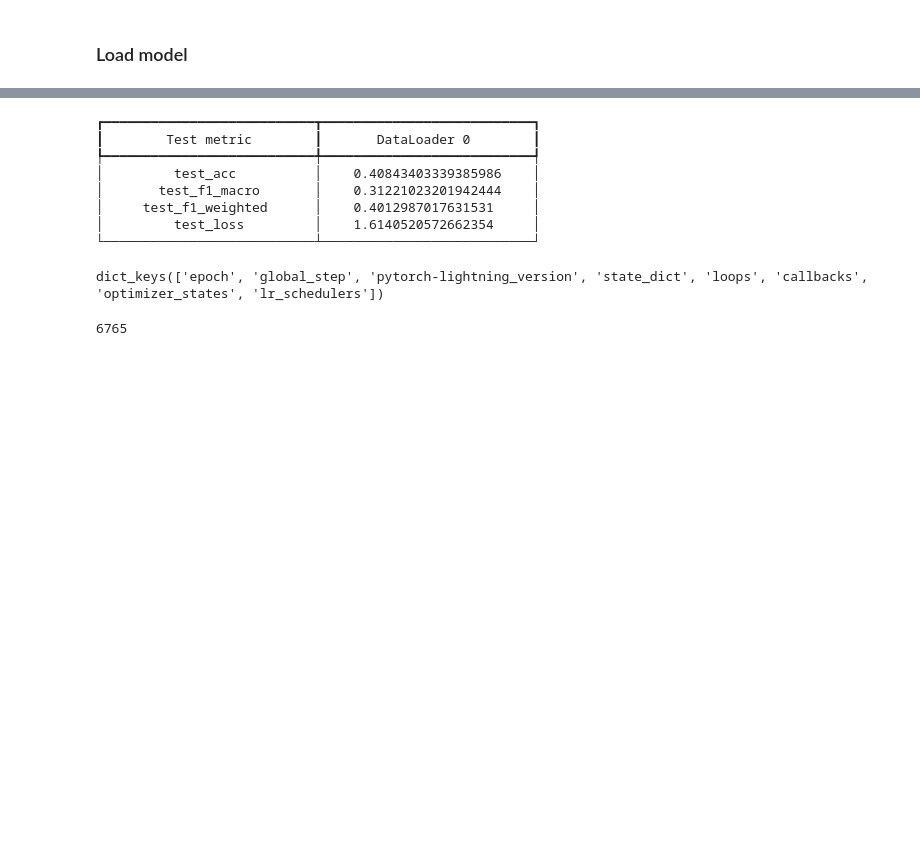
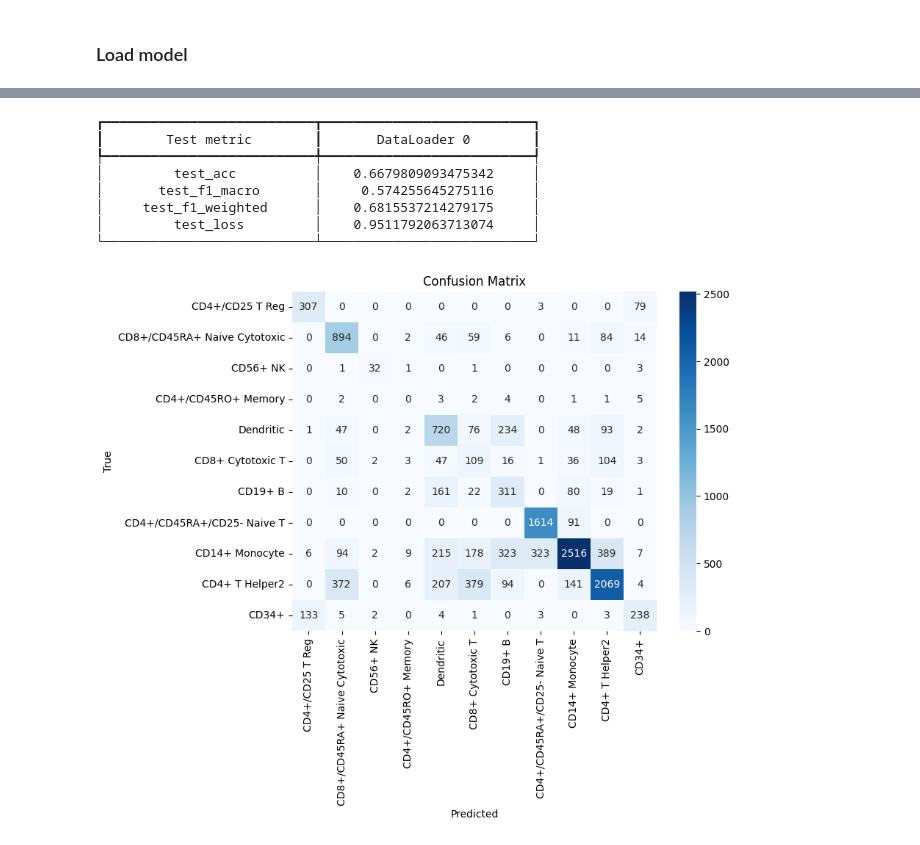
Before and after one commit to gonzaiq/cell-classifier, a Jupyter notebook: eval_models.ipynb, the cells around one changed output, grey strips where cells are left out. Cells and saved outputs as stored; diff of their text form; code cells hidden in the pictures; blank space fills up the shorter version.

```diff
--- a/eval_models.ipynb
+++ b/eval_models.ipynb
@@ -103,21 +103,22 @@ args_normalization = {
 }
 
 num_expression_levels = 50
-embed_dim = 512
+embed_dim = 200
 num_transformer_layers = 1
 num_transformer_heads = 8
 use_custom_attention = True
 # %%
 test_dataset = CustomDataset(
     data_pth,
-    "train",
+    "test",
     args_normalization,
-    #genes_to_keep=genes_to_keep,
-    #mean_per_gene=mean_per_gene,
-    #std_per_gene=std_per_gene,
+    genes_to_keep=genes_to_keep,
+    mean_per_gene=mean_per_gene,
+    std_per_gene=std_per_gene,
     max_value=6,
     num_bins=num_expression_levels,
-    keep_ratio=0.1
+    keep_ratio=1.0,
+    use_precomputed_stats_and_features=True
     )
 
 test_dataloader = DataLoader(test_dataset, batch_size=128, shuffle=False, num_workers=4)
@@ -182,8 +177,8 @@ test_result = trainer.test(model=trainer_module, dataloaders=test_dataloader)
 ┏━━━━━━━━━━━━━━━━━━━━━━━━━━━┳━━━━━━━━━━━━━━━━━━━━━━━━━━━┓
 ┃        Test metric        ┃       DataLoader 0        ┃
 ┡━━━━━━━━━━━━━━━━━━━━━━━━━━━╇━━━━━━━━━━━━━━━━━━━━━━━━━━━┩
-│         test_acc          │    0.40843403339385986    │
-│       test_f1_macro       │    0.31221023201942444    │
-│     test_f1_weighted      │    0.4012987017631531     │
-│         test_loss         │    1.6140520572662354     │
+│         test_acc          │    0.6679809093475342     │
+│       test_f1_macro       │     0.574255645275116     │
+│     test_f1_weighted      │    0.6815537214279175     │
+│         test_loss         │    0.9511792063713074     │
 └───────────────────────────┴───────────────────────────┘
@@ -192,8 +185,19 @@ ckpt = torch.load(model_path, map_location="cpu")
-# %%
-ckpt.keys()
-# %% [output]
-dict_keys(['epoch', 'global_step', 'pytorch-lightning_version', 'state_dict', 'loops', 'callbacks', 'optimizer_states', 'lr_schedulers'])
-# %%
-ckpt["global_step"]
-# %% [output]
-6765
+# %%
+# Get unique values from both columns
+encoded_classes = test_set.obs["encoded_class"].unique()
+classes = test_set.obs["class"].unique()
+
+# Create a correspondence dictionary
+class_correspondence = {encoded_class: class_name for encoded_class, class_name in zip(encoded_classes, classes)}
+cell_classes = list(class_correspondence.values())
+
+
+# Create a heatmap to display the confusion matrix
+plt.figure(figsize=(8, 6))
+sns.heatmap(trainer_module.test_cm, annot=True, fmt='d', cmap='Blues', xticklabels=cell_classes, yticklabels=cell_classes)
+plt.xlabel('Predicted')
+plt.ylabel('True')
+plt.title('Confusion Matrix')
+plt.show()
+# %% [output]
+[figure, added]
```
Also changed, not shown: parts of 5 cells of this notebook.
